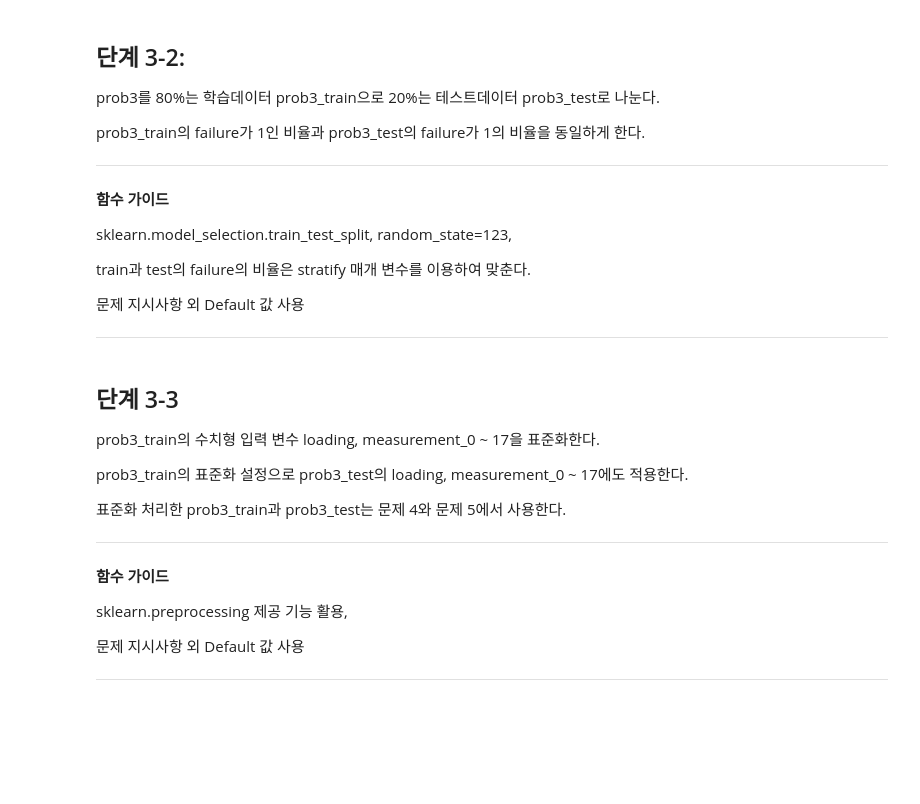
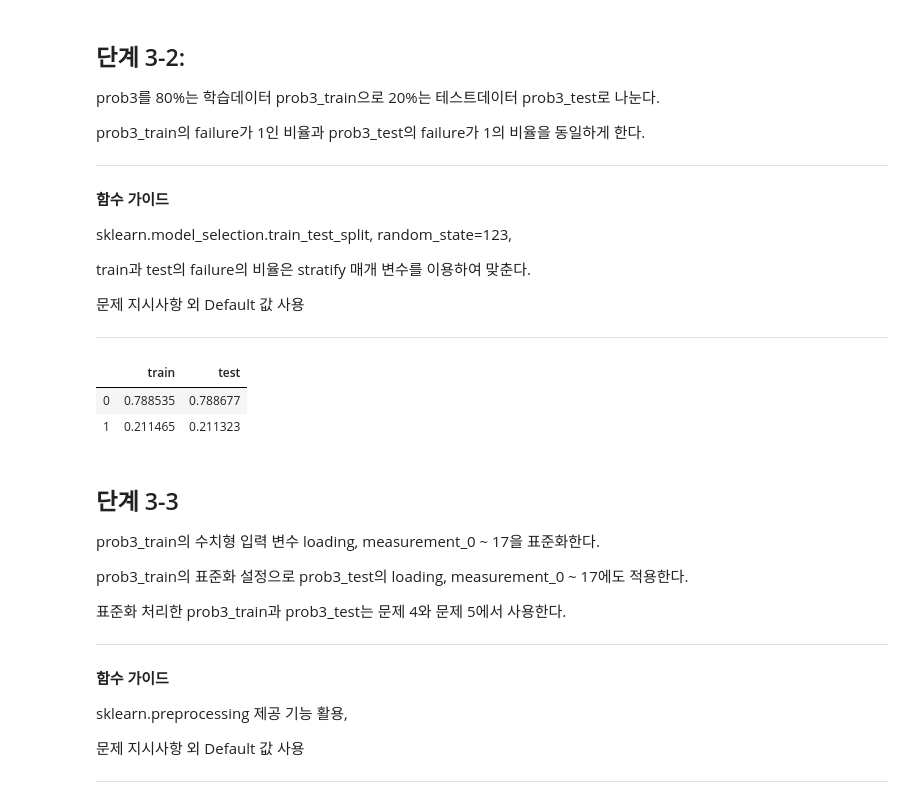
Before and after one commit to sunkusun9/DS_lv3_2410_2, a Jupyter notebook: sec_ds_lv3_prob1_prob.ipynb, the cells around one changed output. Drawn from its saved outputs; the diff is of its cells as text; code cells hidden in the pictures; blank space fills up the shorter version.

```diff
--- a/sec_ds_lv3_prob1_prob.ipynb
+++ b/sec_ds_lv3_prob1_prob.ipynb
@@ -297,3 +292,9 @@ df_basetable[X_mean] = df_basetable.groupby('product_code')[X_mean].transform(
+# %%
+# 방법 1: groupby ~ transform
+X_mean = ['measurement_{}'.format(i) for i in range(10, 17)]
+df_basetable[X_mean] = df_basetable.groupby('product_code')[X_mean].transform(
+    lambda x: x.fillna(x.mean())
+)
 # %%
 # 방법 2: groupby ~ apply
 X_mean = ['measurement_{}'.format(i) for i in range(10, 17)]
@@ -805,3 +802,12 @@ prob3_train의 failure가 1인 비율과 prob3_test의 failure가 1의 비율을
+# %%
+pd.concat([
+    df_prob3_train['failure'].value_counts(normalize=True).rename('train'),
+    df_prob3_test['failure'].value_counts(normalize=True).rename('test')
+], axis=1)
+# %% [output]
+|  | train | test |
+| 0 | 0.788535 | 0.788677 |
+| 1 | 0.211465 | 0.211323 |
 # %% [markdown]
 ## 단계 3-3
 
```
Also changed, not shown: parts of 55 cells of this notebook.
